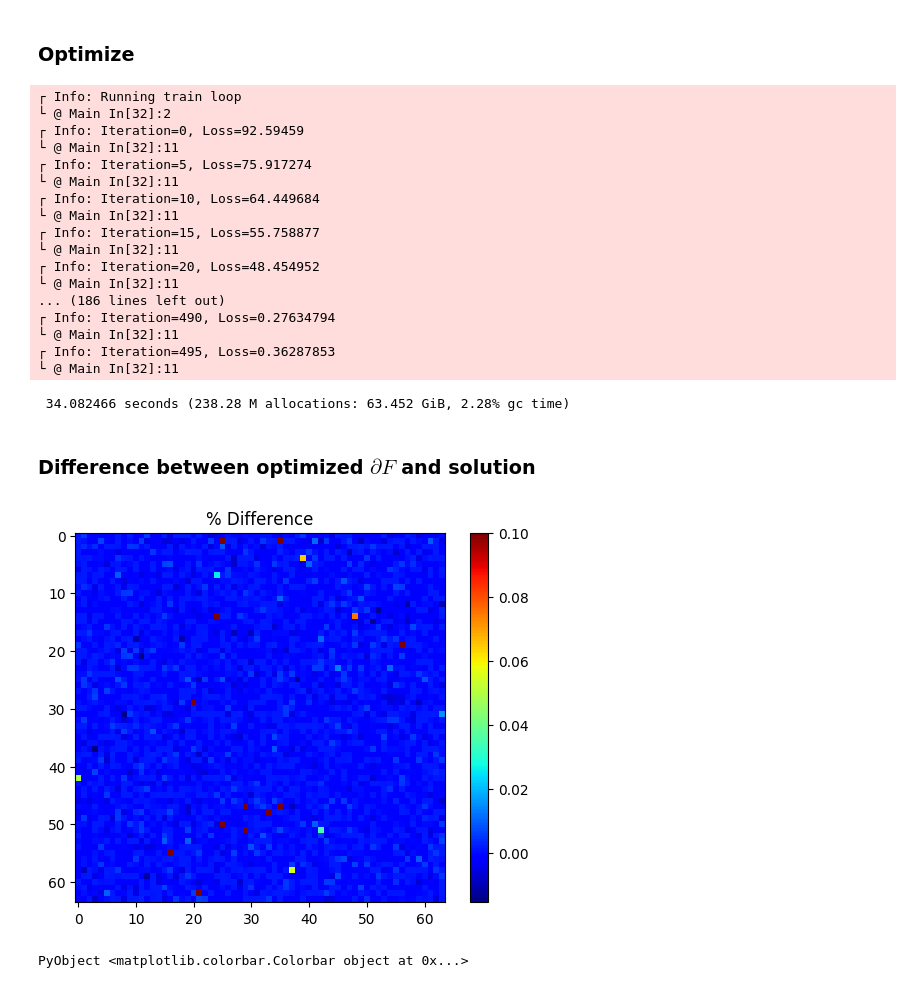
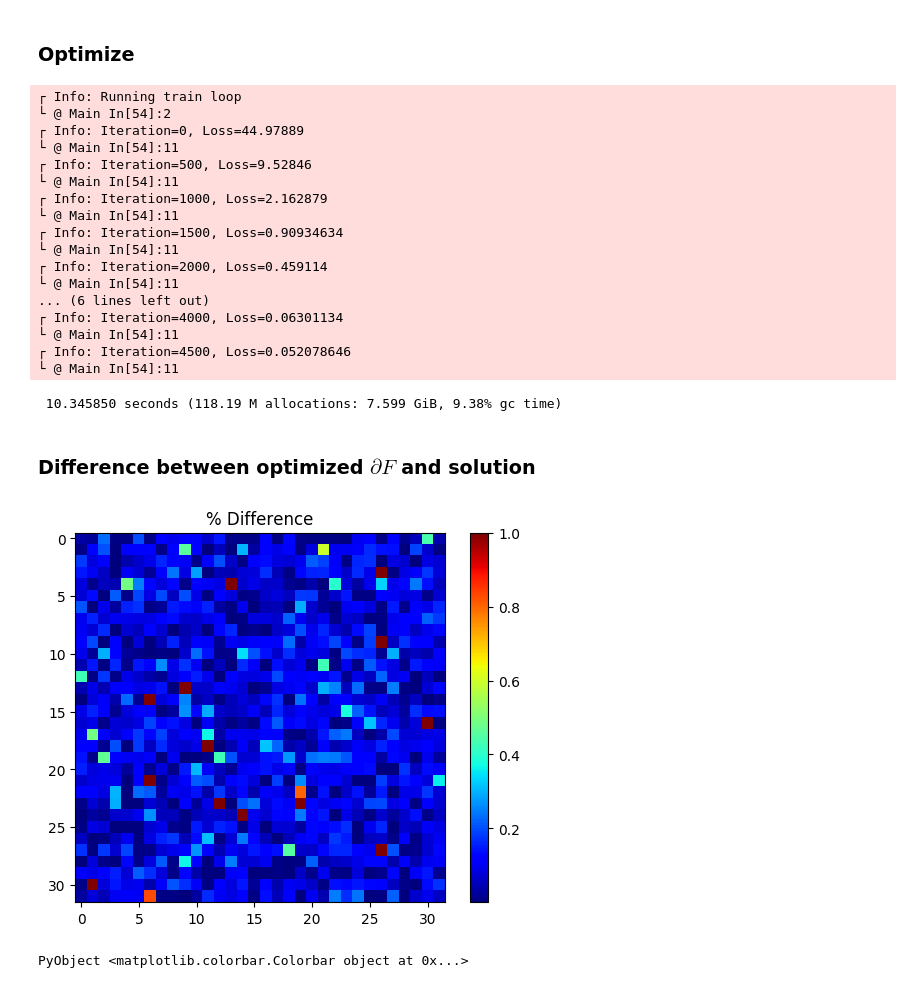
Before and after one commit to nlaanait/DiffPsi, a Jupyter notebook: DiffForwardMSA.ipynb, the cells around one changed output. Saved outputs shown, nothing was run; the diff lists cells and outputs as text; code cells hidden in the pictures.

```diff
--- a/DiffForwardMSA.ipynb
+++ b/DiffForwardMSA.ipynb
@@ -101,8 +101,8 @@ sgd_update! (generic function with 2 methods)
 # %% [markdown]
 #### Generate Solution
 # %%
-k_size = (64,64)
-num_slices= 32
+k_size = (32,32)
+num_slices= 2
 @info("Initiate Wavefunction and Scattering Potential...")
 psi_trg = randn(ComplexF32, k_size)
 cpy_trg = copy(psi_trg)
@@ -213,8 +201,8 @@ opt = ADAM(1e-3)
 @info("Running train loop")
 idx = 0
 loss_val = loss(model, psi2_trg)
-max_iter = 5e2
-num_logs = 100
+max_iter = 5e3
+num_logs = 10
 verbose = false
 @time while idx < max_iter && loss_val > 1e-4
     if mod(idx, max_iter ÷ num_logs) == 0
@@ -237,30 +225,30 @@ end
 # ѱ=$(round.(cpy_trg; digits=2))")
 # %% [output]
 ┌ Info: Running train loop
-└ @ Main In[32]:2
-┌ Info: Iteration=0, Loss=92.59459
-└ @ Main In[32]:11
-┌ Info: Iteration=5, Loss=75.917274
-└ @ Main In[32]:11
-┌ Info: Iteration=10, Loss=64.449684
-└ @ Main In[32]:11
-┌ Info: Iteration=15, Loss=55.758877
-└ @ Main In[32]:11
-┌ Info: Iteration=20, Loss=48.454952
-└ @ Main In[32]:11
-... (186 lines left out)
-┌ Info: Iteration=490, Loss=0.27634794
-└ @ Main In[32]:11
-┌ Info: Iteration=495, Loss=0.36287853
-└ @ Main In[32]:11
+└ @ Main In[54]:2
+┌ Info: Iteration=0, Loss=44.97889
+└ @ Main In[54]:11
+┌ Info: Iteration=500, Loss=9.52846
+└ @ Main In[54]:11
+┌ Info: Iteration=1000, Loss=2.162879
+└ @ Main In[54]:11
+┌ Info: Iteration=1500, Loss=0.90934634
+└ @ Main In[54]:11
+┌ Info: Iteration=2000, Loss=0.459114
+└ @ Main In[54]:11
+... (6 lines left out)
+┌ Info: Iteration=4000, Loss=0.06301134
+└ @ Main In[54]:11
+┌ Info: Iteration=4500, Loss=0.052078646
+└ @ Main In[54]:11
- 34.082466 seconds (238.28 M allocations: 63.452 GiB, 2.28% gc time)
+ 10.345850 seconds (118.19 M allocations: 7.599 GiB, 9.38% gc time)
 # %% [markdown]
 ### Difference between optimized $\partial F$ and solution
 # %%
 PyPlot.jet()
-imshow((forward(model).- psi2_trg)./ psi2_trg, vmax=0.1)
+imshow(abs.(forward(model).- psi2_trg)./ psi2_trg * 100, vmax=1)
 title("% Difference")
 colorbar()
 # %% [output]
-[figure, old version]
+[figure, new version]
 PyObject <matplotlib.colorbar.Colorbar object at 0x...>
```
Also changed, not shown: parts of 7 cells of this notebook, 1 other file.
